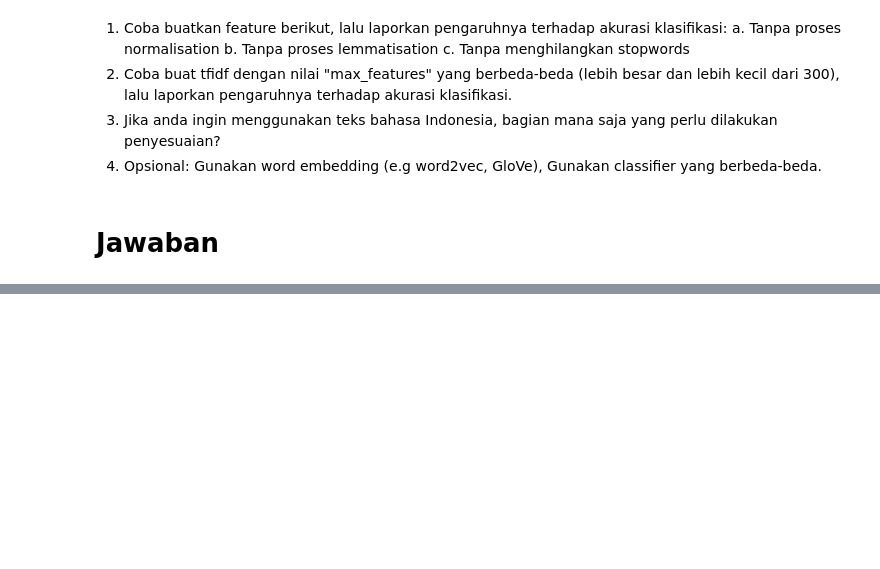
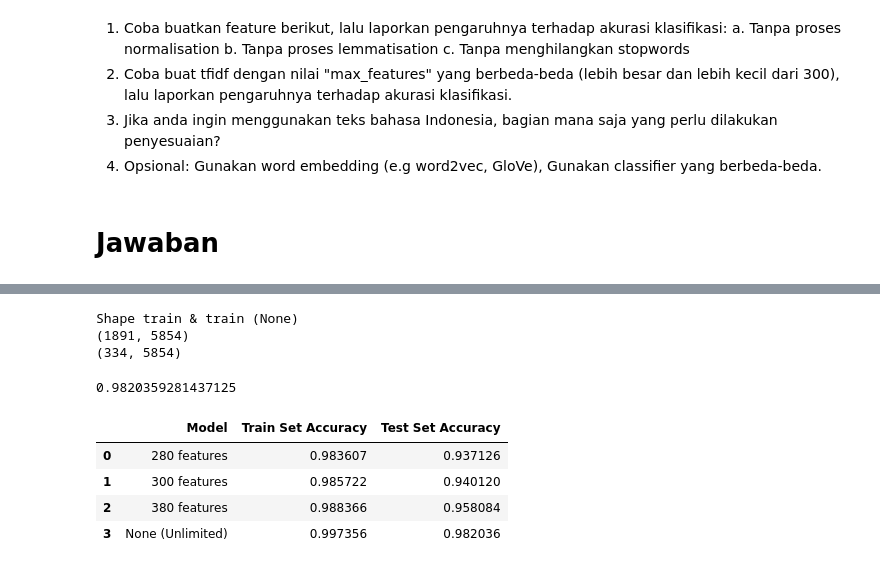
Before and after one commit to grandhysetyo/Text-Classification, a Jupyter notebook: 4_Training_Classifier.ipynb, the cells around one changed output, grey strips where cells are left out. Saved outputs shown, nothing was run; the diff lists cells and outputs as text; code cells hidden in the pictures; blank space fills up the shorter version.

```diff
--- a/4_Training_Classifier.ipynb
+++ b/4_Training_Classifier.ipynb
@@ -346,0 +557,50 @@ Visualisasi dalam bentuk tabel dengan panda dataframe akan lebih baik.
+# %%
+# Dataframe max_feature = none
+path_df2c = "Data/df_2c.pickle"
+with open(path_df2c, 'rb') as data:
+    df2c = pickle.load(data)
+
+# features_train
+path_features_train2c = "Data/features_train_2c.pickle"
+with open(path_features_train2c, 'rb') as data:
+    features_train2c = pickle.load(data)
+
+# labels_train
+path_labels_train2c = "Data/labels_train_2c.pickle"
+with open(path_labels_train2c, 'rb') as data:
+    labels_train2c = pickle.load(data)
+
+# features_test
+path_features_test2c = "Data/features_test_2c.pickle"
+with open(path_features_test2c, 'rb') as data:
+    features_test2c = pickle.load(data)
+
+# labels_test
+path_labels_test2c = "Data/labels_test_2c.pickle"
+with open(path_labels_test2c, 'rb') as data:
+    labels_test2c = pickle.load(data)
+
+print('Shape train & train (None)')
+print(features_train2c.shape)
+print(features_test2c.shape)
+best_classifier2c.fit(features_train2c,labels_train2c)
+train_score2c = accuracy_score(labels_train2c, best_classifier2c.predict(features_train2c))
+classifier_pred2c = best_classifier2c.predict(features_test2c)
+accuracy_score(labels_test2c, classifier_pred2c)
+# %% [output]
+Shape train & train (None)
+(1891, 5854)
+(334, 5854)
+0.9820359281437125
+# %%
+pd.DataFrame({
+    'Model' : ['280 features', '300 features', '380 features','None (Unlimited)'],
+    'Train Set Accuracy' : [train_score2a,train_score,train_score2b,train_score2c],
+    'Test Set Accuracy' : [accuracy_score(labels_test2a, classifier_pred2a),accuracy_score(labels_test,classifier_pred),accuracy_score(labels_test2b, classifier_pred2b),accuracy_score(labels_test2c, classifier_pred2c)]
+})
+# %% [output]
+|  | Model | Train Set Accuracy | Test Set Accuracy |
+| 0 | 280 features | 0.983607 | 0.937126 |
+| 1 | 300 features | 0.985722 | 0.940120 |
+| 2 | 380 features | 0.988366 | 0.958084 |
+| 3 | None (Unlimited) | 0.997356 | 0.982036 |
```
Also changed, not shown: parts of 15 cells of this notebook.
